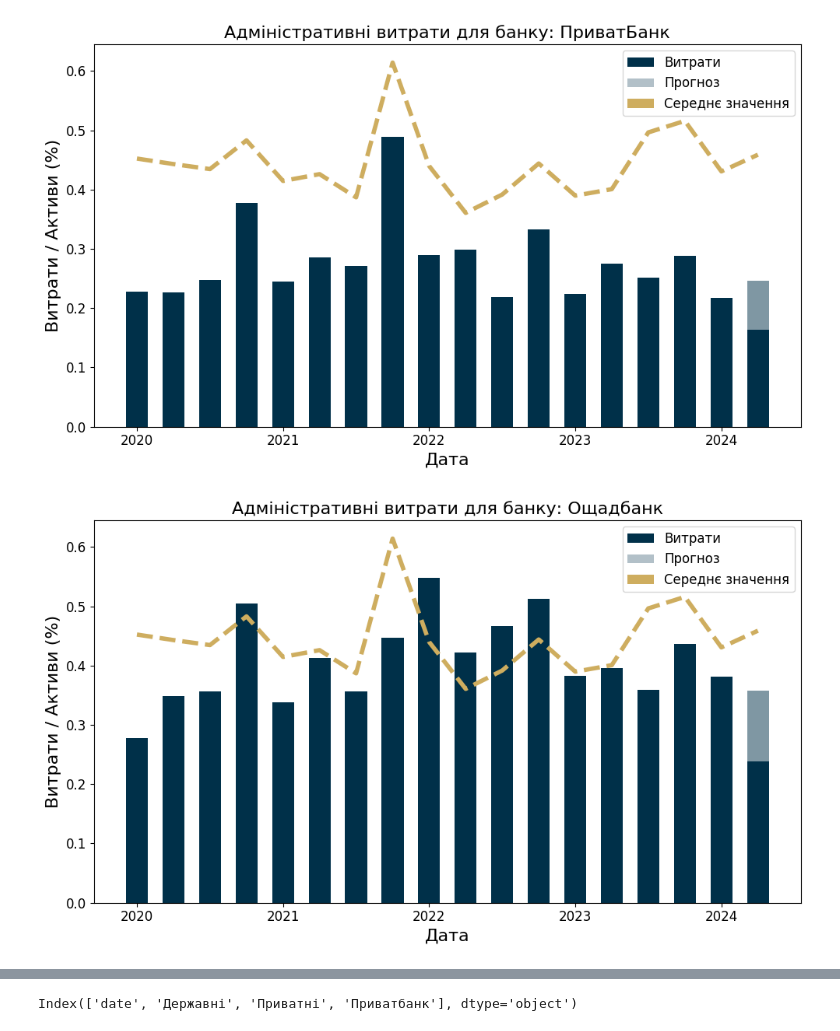
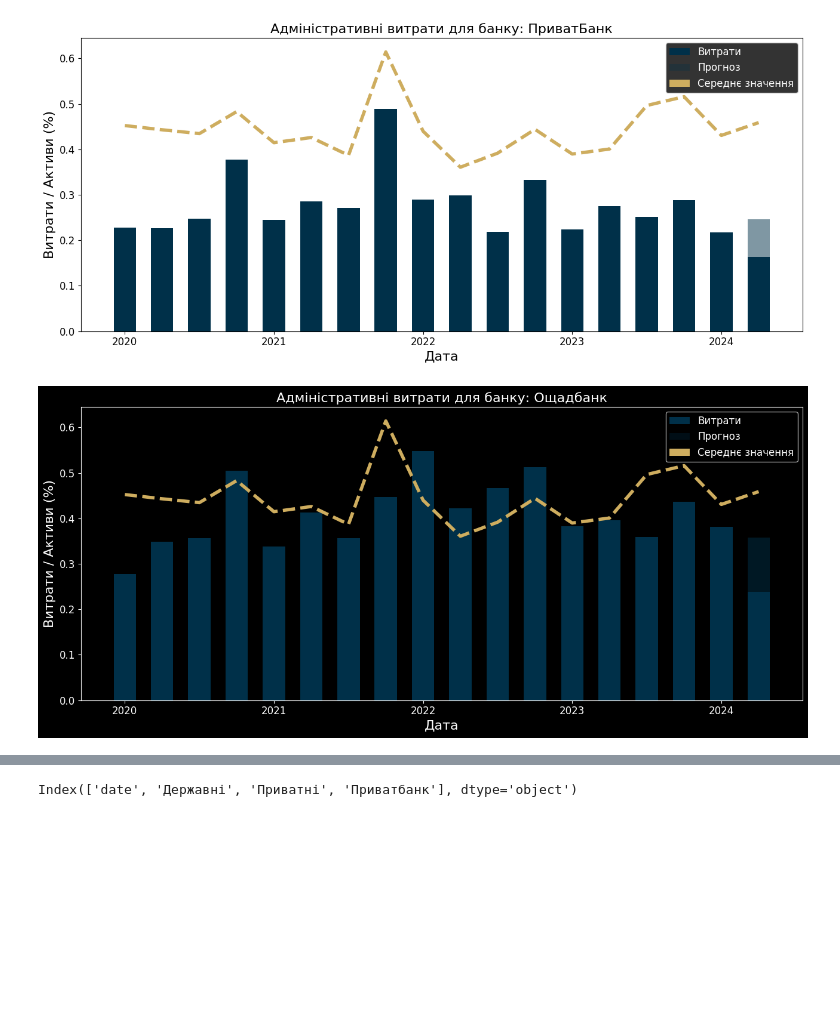
Before and after one commit to Lkupybida/ClothesIndustryAnalysys, a Jupyter notebook: banks_k.ipynb, the cells around one changed output, grey strips where cells are left out. Saved outputs shown, nothing was run; the diff lists cells and outputs as text; code cells hidden in the pictures; blank space fills up the shorter version.

```diff
--- a/banks_k.ipynb
+++ b/banks_k.ipynb
@@ -31,7 +31,7 @@ for index, bank in enumerate(banks):
     average = df_combined['average'].values
     months = df_combined['year_month'].values
 
-    plt.figure(figsize=(10, 6))
+    plt.figure(figsize=(13, 6))
 
     # Plot all bars except the last one
     plt.bar(months[:-1], expenses[:-1], width=0.6, label='Витрати', align='center', color='#003049')
@@ -44,32 +44,33 @@ for index, bank in enumerate(banks):
     # Plot the opaque part (bottom 2/3)
     plt.bar(months[-1], opaque_height, width=0.6, align='center', color='#003049')
 
     # Plot the transparent part (top 1/3)
     plt.bar(months[-1], transparent_height, bottom=opaque_height, width=0.6, align='center', color='#003049', alpha=0.5, label='Прогноз')
 
     # Plot the average line
     plt.plot(months, average, color='#cead5f', label='Середнє значення', linestyle='--', linewidth=4)
 
     plt.xlabel('Дата', fontsize = 16)
     plt.ylabel('Витрати / Активи (%)', fontsize = 16)
     plt.title(f'Адміністративні витрати для банку: {banks_ua[index]}', fontsize = 16)
 
     # Customize x-axis ticks to show every half year
     short_months = [month[:4] for month in months]
     plt.xticks(np.arange(len(short_months))[::4], short_months[::4], fontsize=12)
     plt.yticks(fontsize = 12)
+    plt.style.use('dark_background')
 
     # Create custom legend
     from matplotlib.patches import Patch
     legend_elements = [
         Patch(facecolor='#003049', label='Витрати'),
         Patch(facecolor='#003049', alpha=0.3, label='Прогноз'),
         Patch(facecolor='#cead5f', label='Середнє значення')
     ]
     plt.legend(handles=legend_elements, fontsize = 12)
 
     plt.tight_layout()
     plt.show()
 # %% [output]
-[figure, old version]
+[figure, new version]
-[figure, old version]
+[figure, new version]
```
Also changed, not shown: parts of 1 cell of this notebook, 8 other files.
